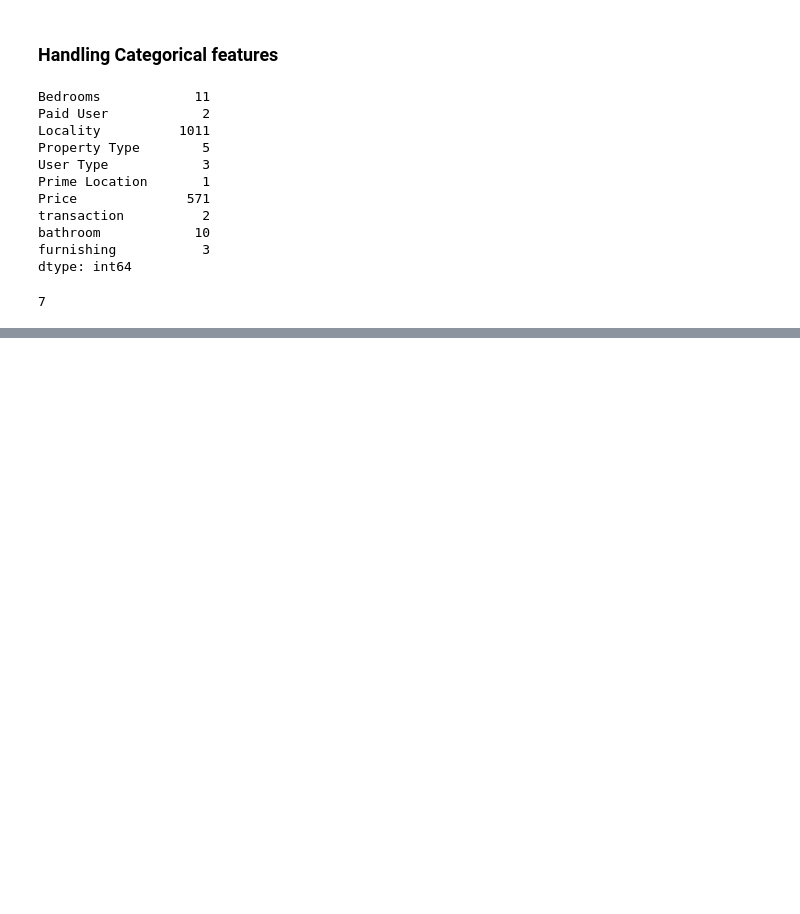
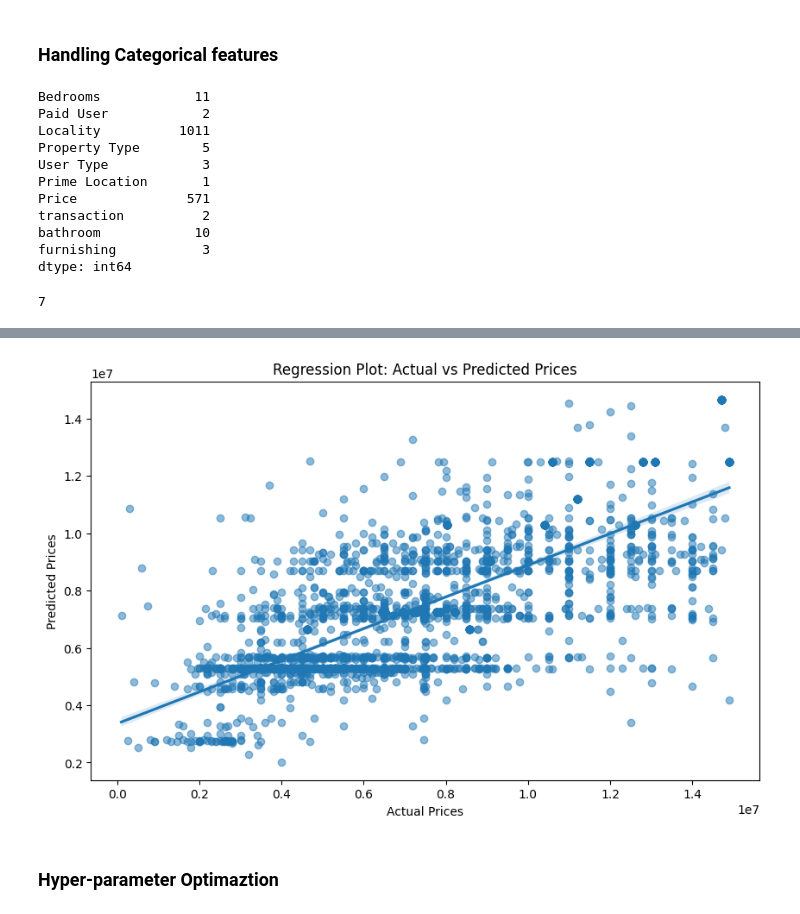
Before and after one commit to vercetti322/EstateVerse-Base-Model, a Jupyter notebook: model.ipynb, the cells around one changed output, grey strips where cells are left out. Drawn from its saved outputs; the diff is of its cells as text; code cells hidden in the pictures; blank space fills up the shorter version.

```diff
--- a/model.ipynb
+++ b/model.ipynb
@@ -257,0 +628,13 @@ len(categorical_columns)
+# %%
+# Plot the regression plot
+df_visualize = pd.DataFrame({'Actual Prices': Y_test, 'Predicted Prices': Y_pred})
+plt.figure(figsize=(10, 6))
+sns.regplot(x='Actual Prices', y='Predicted Prices', data=df_visualize, scatter_kws={'alpha':0.5})
+plt.title('Regression Plot: Actual vs Predicted Prices')
+plt.xlabel('Actual Prices')
+plt.ylabel('Predicted Prices')
+plt.show()
+# %% [output]
+[figure, added]
+# %% [markdown]
+### Hyper-parameter Optimaztion
```
Also changed, not shown: parts of 35 cells of this notebook, 1 other file.
